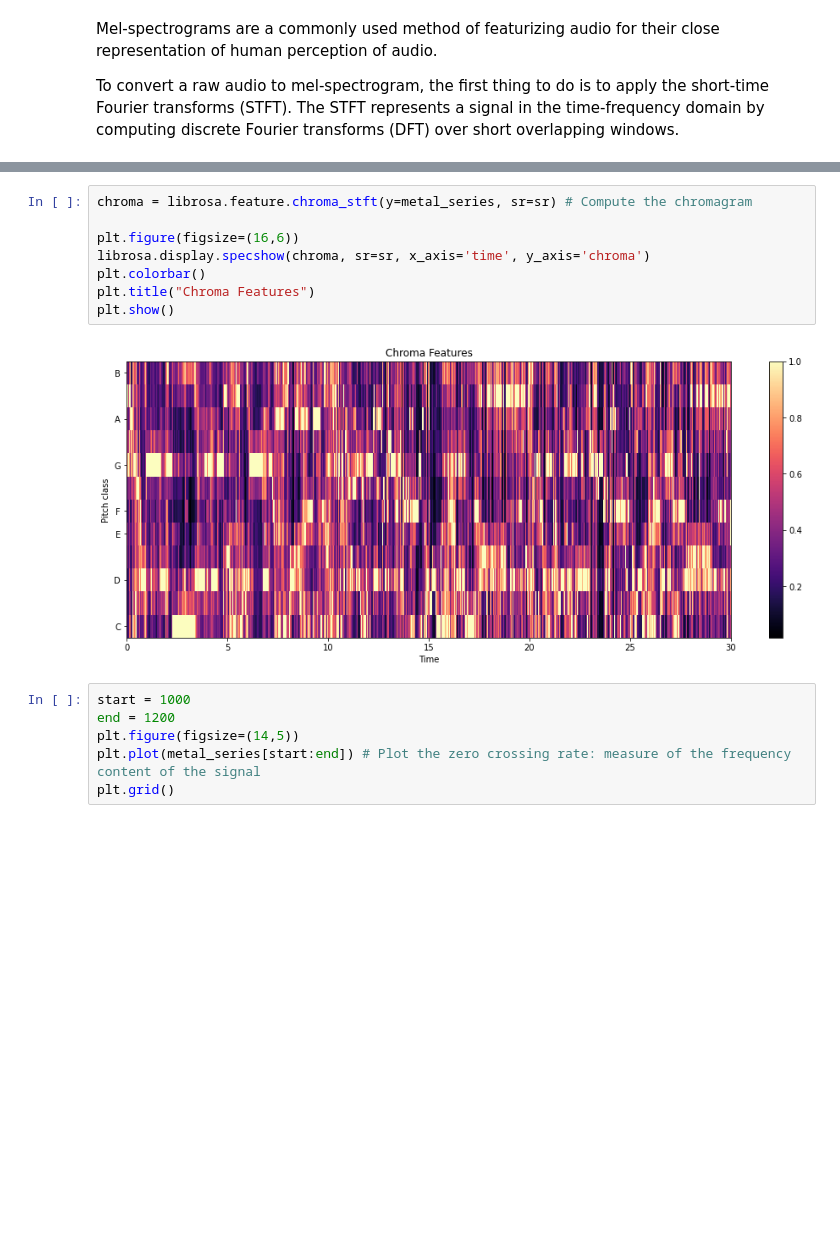
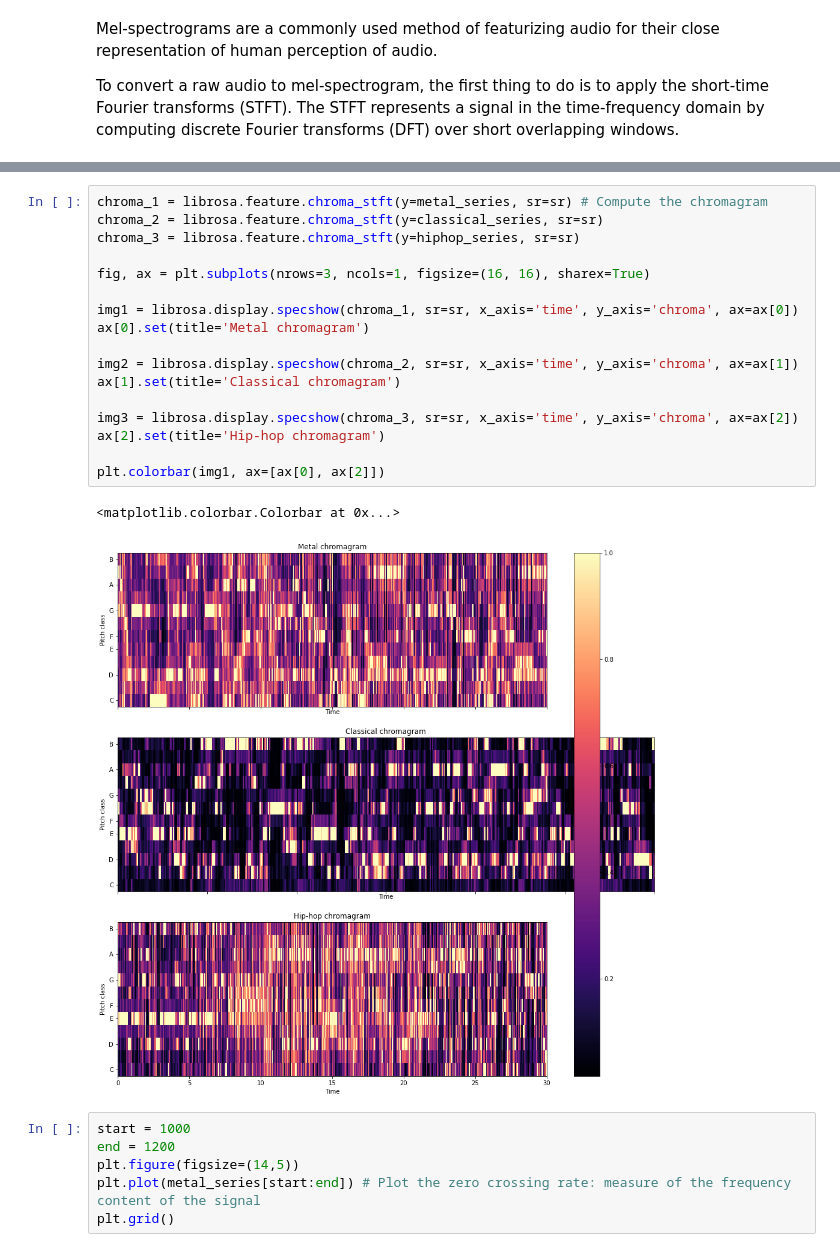
Before and after one commit to livias1726/CNN_Music_Classification, a Jupyter notebook: CNN_MusicGenresRecognizer.ipynb, the cells around one changed output, grey strips where cells are left out. Cells and saved outputs as stored; diff of their text form; blank space fills up the shorter version.

Commit message:
Described waveforms and chromagrams

```diff
--- a/CNN_MusicGenresRecognizer.ipynb
+++ b/CNN_MusicGenresRecognizer.ipynb
@@ -137,13 +155,23 @@ fig.colorbar(img1, ax=[ax[0], ax[2]])
 # %%
-chroma = librosa.feature.chroma_stft(y=metal_series, sr=sr) # Compute the chromagram
+chroma_1 = librosa.feature.chroma_stft(y=metal_series, sr=sr) # Compute the chromagram
+chroma_2 = librosa.feature.chroma_stft(y=classical_series, sr=sr)
+chroma_3 = librosa.feature.chroma_stft(y=hiphop_series, sr=sr)
 
-plt.figure(figsize=(16,6))
-librosa.display.specshow(chroma, sr=sr, x_axis='time', y_axis='chroma')
-plt.colorbar()
-plt.title("Chroma Features")
-plt.show()
+fig, ax = plt.subplots(nrows=3, ncols=1, figsize=(16, 16), sharex=True)
+
+img1 = librosa.display.specshow(chroma_1, sr=sr, x_axis='time', y_axis='chroma', ax=ax[0])
+ax[0].set(title='Metal chromagram')
+
+img2 = librosa.display.specshow(chroma_2, sr=sr, x_axis='time', y_axis='chroma', ax=ax[1])
+ax[1].set(title='Classical chromagram')
+
+img3 = librosa.display.specshow(chroma_3, sr=sr, x_axis='time', y_axis='chroma', ax=ax[2])
+ax[2].set(title='Hip-hop chromagram')
+
+plt.colorbar(img1, ax=[ax[0], ax[2]])
 # %% [output]
+<matplotlib.colorbar.Colorbar at 0x...>
-[figure, old version]
+[figure, new version]
 # %%
 start = 1000
 end = 1200
```
Also changed, not shown: parts of 11 cells of this notebook.
